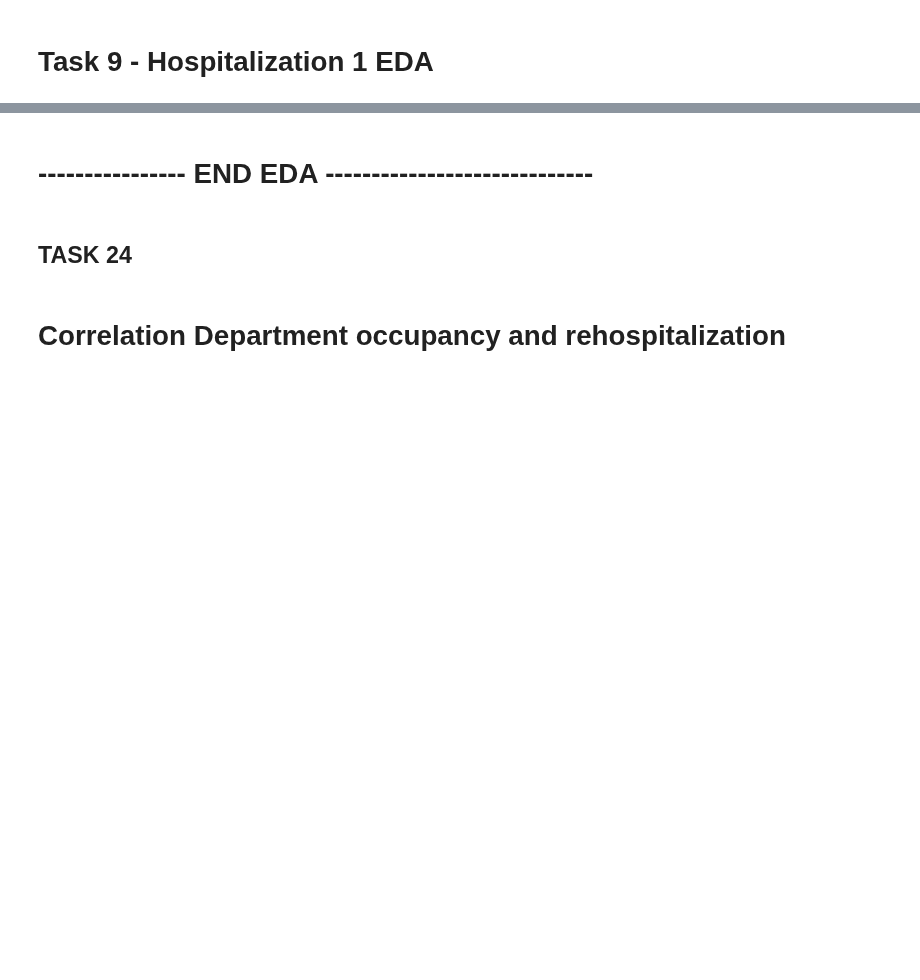
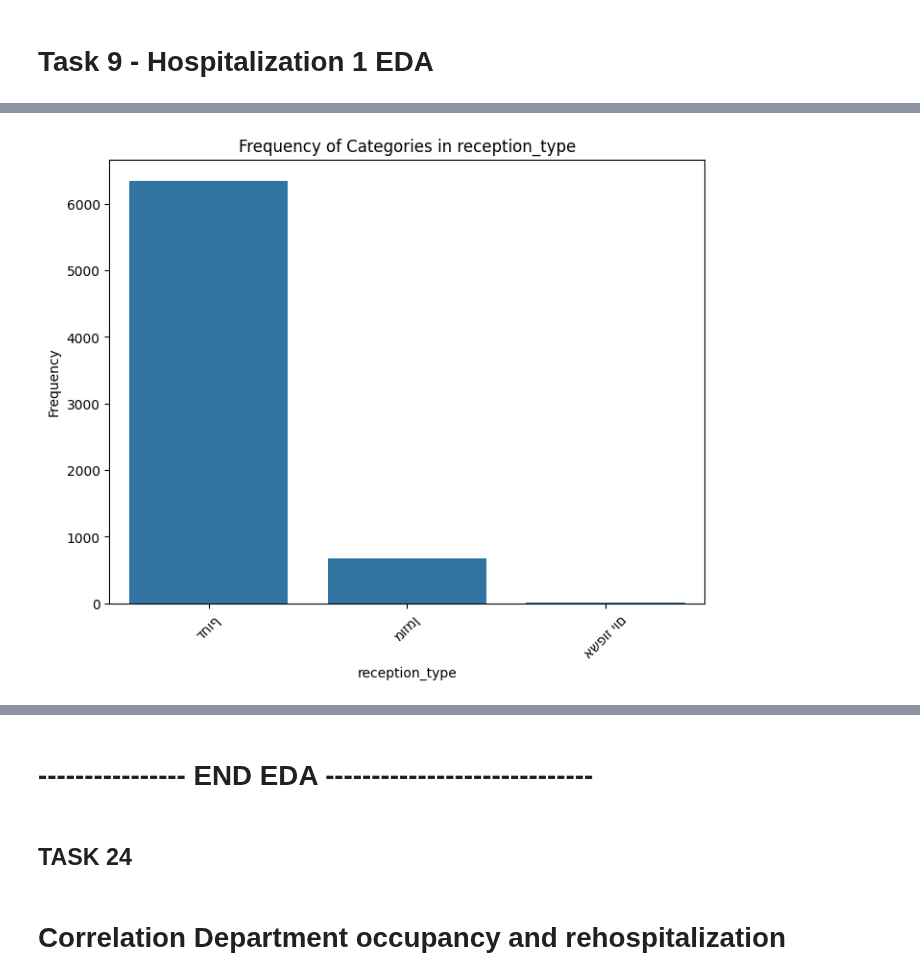
Before and after one commit to RyanWri/data-science2-lab-final-project, a Jupyter notebook: src/team_1/team_1_results.ipynb, the cells around one changed output, grey strips where cells are left out. Saved outputs shown, nothing was run; the diff lists cells and outputs as text; code cells hidden in the pictures; blank space fills up the shorter version.

```diff
--- a/src/team_1/team_1_results.ipynb
+++ b/src/team_1/team_1_results.ipynb
@@ -166,0 +115,5 @@ rehospitalized_patients_data[rehospitalized_patients_data['Patient'] == 62051].h
+# %%
+# Plot frequency of a categorical column
+eda.plot_categorical_frequency('reception_type')
+# %% [output]
+[figure, added]
```
Also changed, not shown: parts of 31 cells of this notebook, 6 other files.
